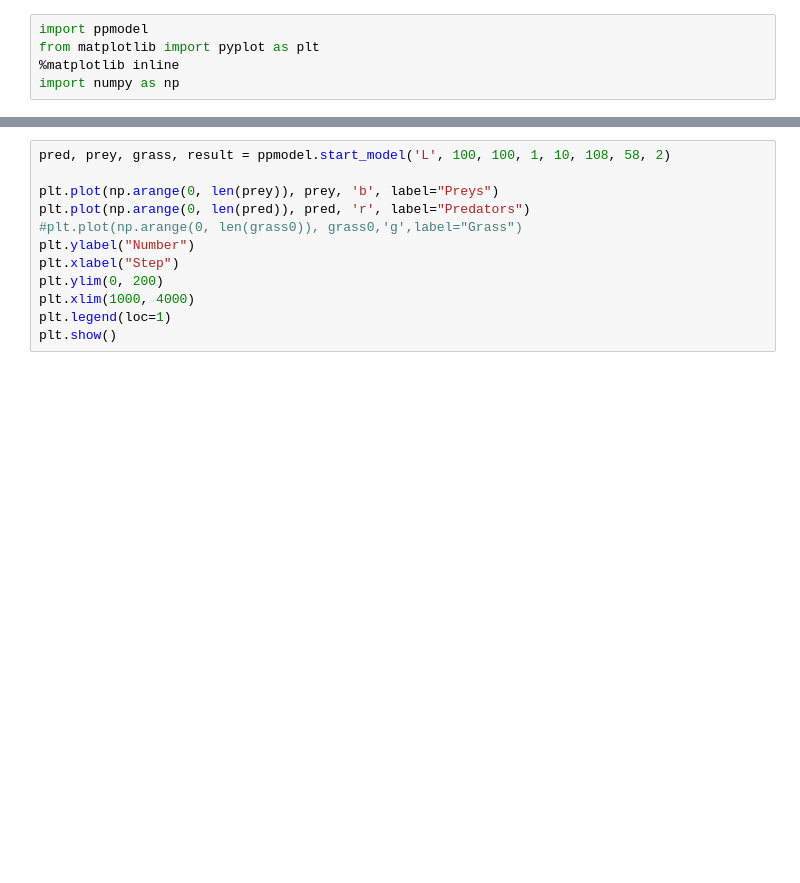
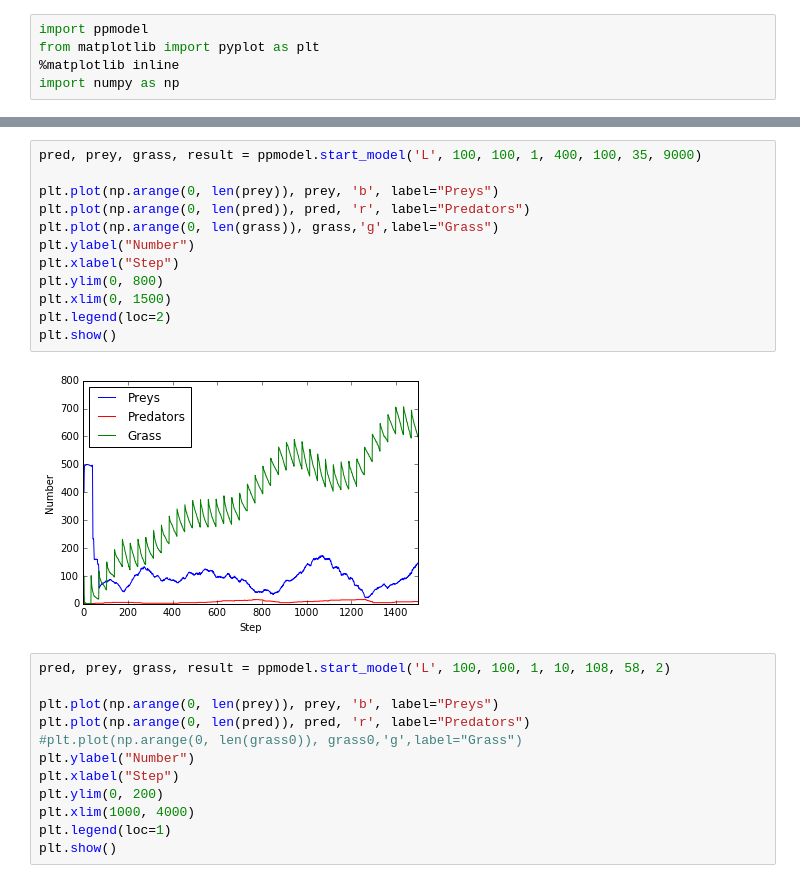
Before and after one commit to Zhuikov/predator-prey, a Jupyter notebook: notebooks/Experiment_6.ipynb, the cells around one changed output, grey strips where cells are left out. Saved outputs shown, nothing was run; the diff lists cells and outputs as text; blank space fills up the shorter version.

```diff
--- a/notebooks/Experiment_6.ipynb
+++ b/notebooks/Experiment_6.ipynb
@@ -6,3 +20,17 @@ import numpy as np
+# %%
+pred, prey, grass, result = ppmodel.start_model('L', 100, 100, 1, 400, 100, 35, 9000)
+
+plt.plot(np.arange(0, len(prey)), prey, 'b', label="Preys")
+plt.plot(np.arange(0, len(pred)), pred, 'r', label="Predators")
+plt.plot(np.arange(0, len(grass)), grass,'g',label="Grass")
+plt.ylabel("Number")
+plt.xlabel("Step")
+plt.ylim(0, 800)
+plt.xlim(0, 1500)
+plt.legend(loc=2)
+plt.show()
+# %% [output]
+[figure, added]
 # %%
 pred, prey, grass, result = ppmodel.start_model('L', 100, 100, 1, 10, 108, 58, 2)
 
```
Also changed, not shown: parts of 1 cell of this notebook, 3 other files.
